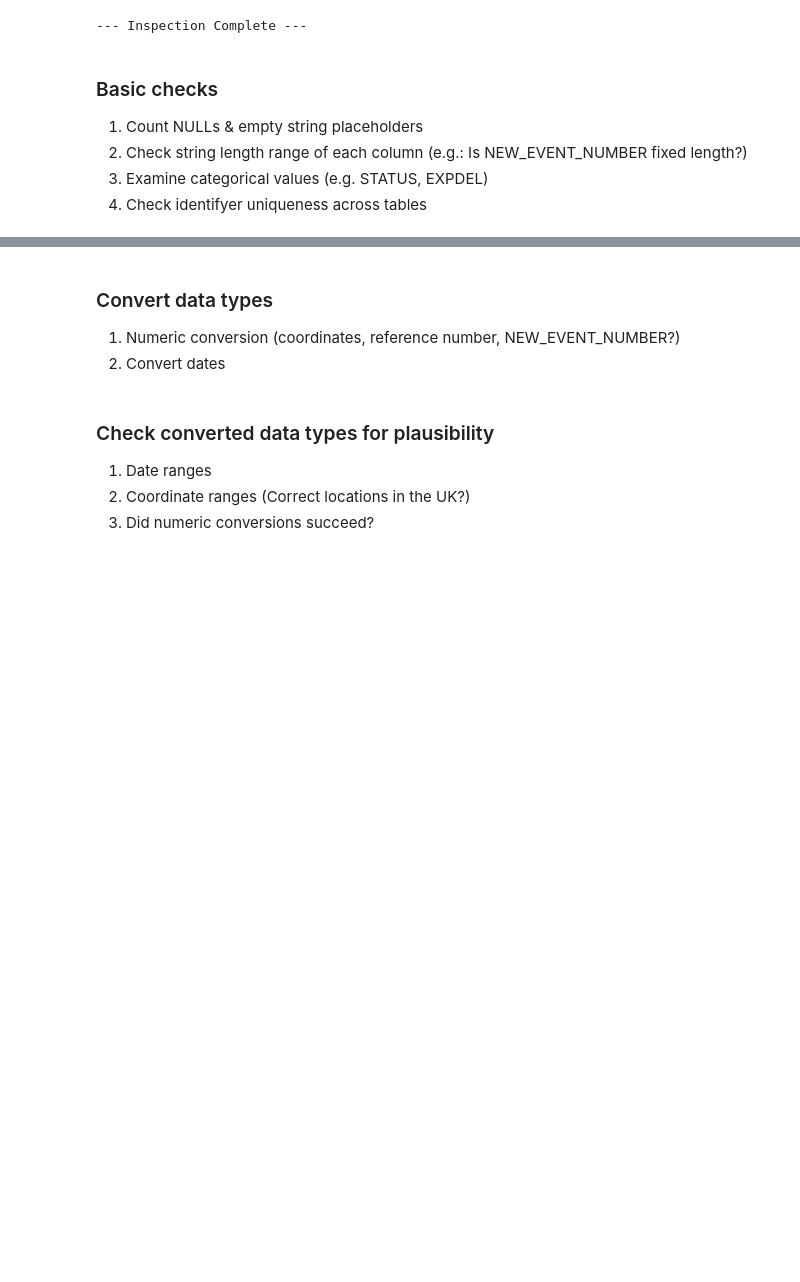
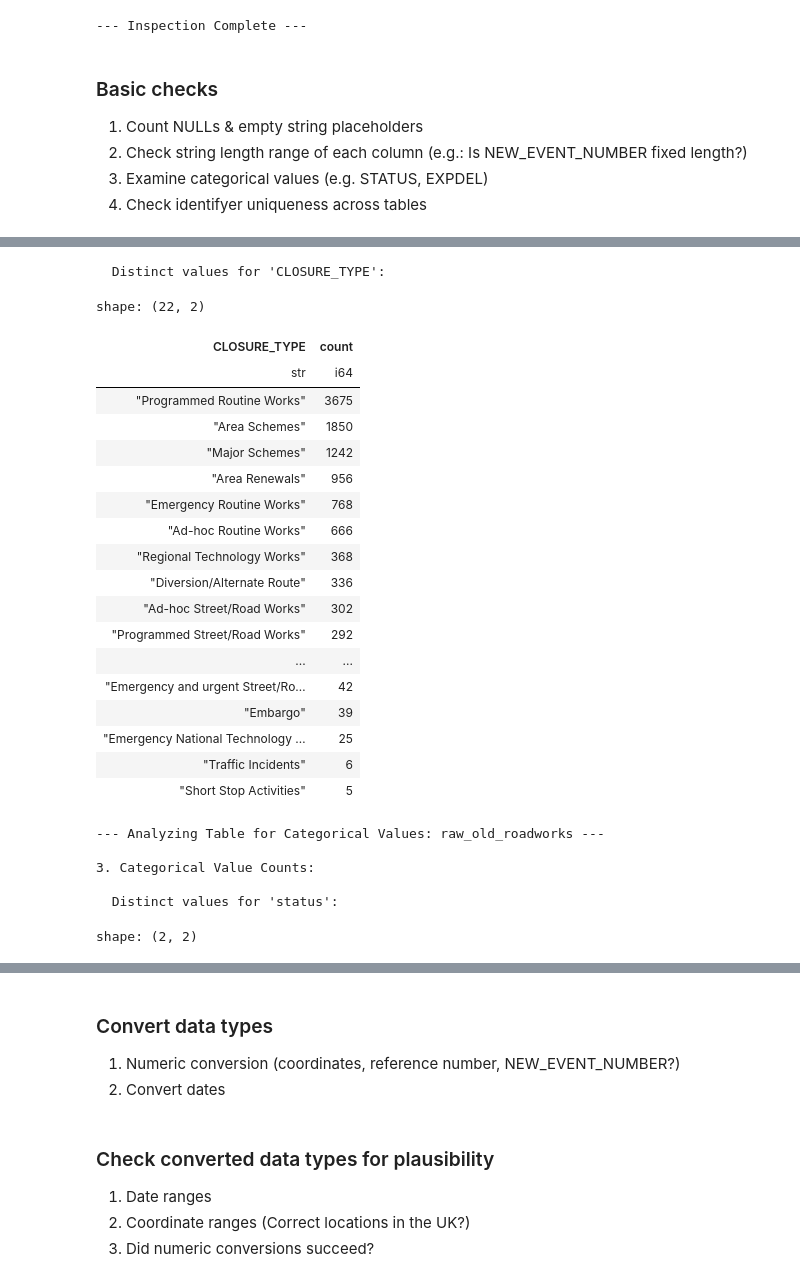
Before and after one commit to FlorisRX/UK_roadworks_XML_pipeline, a Jupyter notebook: data_exploration.ipynb, the cells around one changed output, grey strips where cells are left out. Cells and saved outputs as stored; diff of their text form; code cells hidden in the pictures; blank space fills up the shorter version.

```diff
--- a/data_exploration.ipynb
+++ b/data_exploration.ipynb
@@ -1330,0 +1438,54 @@ except duckdb.Error as e:
+# %%
+# --- Check 3: Categorical Value Counts ---
+print("--- Running Check 3: Categorical Value Counts ---")
+if 'con' not in globals() or con is None:
+    print("Error: Database connection 'con' is not established. Please run the setup cell first.")
+elif 'TABLES_INFO' not in globals():
+    print("Error: TABLES_INFO is not defined. Please run the setup cell first.")
+else:
+    for table_name, columns in TABLES_INFO.items():
+        print(f"\n--- Analyzing Table for Categorical Values: {table_name} ---")
+
+        count_df = run_query(con, f'SELECT COUNT(*) as total_rows FROM "{table_name}"')
+        total_rows = 0
+        if count_df is not None and not count_df.is_empty():
+            total_rows = count_df[0, "total_rows"]
+        # print(f"Total Rows: {total_rows}") # Optional context
+
+        if total_rows == 0:
+            print("Table is empty. Skipping categorical value checks for this table.")
+            continue
+
+        print("\n3. Categorical Value Counts:")
+        if table_name == RAW_NEW_TABLE_NAME:
+            categorical_cols = ['STATUS', 'EXPDEL', 'CLOSURE_TYPE']
+        elif table_name == RAW_OLD_TABLE_NAME:
+            categorical_cols = ['status', 'expected_delay', 'closure_type', 'local_authority', 'traffic_management']
+        else:
+            categorical_cols = []
+
+        if not categorical_cols:
+            print("  No categorical columns defined for this table.")
+            continue
+
+        for col in categorical_cols:
+            if col in columns:
+                print(f"\n  Distinct values for '{col}':")
+                distinct_query = f'''
+                    SELECT "{col}", COUNT(*) as count
+                    FROM "{table_name}"
+                    GROUP BY "{col}"
+                    ORDER BY count DESC
+                    LIMIT 50
+                '''
+                distinct_df = run_query(con, distinct_query)
+                if distinct_df is not None and not distinct_df.is_empty():
+                    display(distinct_df)
+                elif distinct_df is not None and distinct_df.is_empty():
+                        print(f"    No distinct values found for '{col}' (column might be all NULL).")
+                else:
+                    print(f"    Could not retrieve distinct values for '{col}'.")
+            else:
+                    print(f"  Configured categorical column '{col}' not found in table columns for {table_name}.")
+    print("--- Check 3: Categorical Value Counts Complete ---")
+# %% [output]
@@ -1330,0 +1511,26 @@ except duckdb.Error as e:
+  Distinct values for 'CLOSURE_TYPE':
+shape: (22, 2)
+| CLOSURE_TYPE | count |
+| str | i64 |
+| "Programmed Routine Works" | 3675 |
+| "Area Schemes" | 1850 |
+| "Major Schemes" | 1242 |
+| "Area Renewals" | 956 |
+| "Emergency Routine Works" | 768 |
+| "Ad-hoc Routine Works" | 666 |
+| "Regional Technology Works" | 368 |
+| "Diversion/Alternate Route" | 336 |
+| "Ad-hoc Street/Road Works" | 302 |
+| "Programmed Street/Road Works" | 292 |
+| ... | ... |
+| "Emergency and urgent Street/Ro… | 42 |
+| "Embargo" | 39 |
+| "Emergency National Technology … | 25 |
+| "Traffic Incidents" | 6 |
+| "Short Stop Activities" | 5 |
+--- Analyzing Table for Categorical Values: raw_old_roadworks ---
+
+3. Categorical Value Counts:
+
+  Distinct values for 'status':
+shape: (2, 2)
```
Also changed, not shown: parts of 17 cells of this notebook, 1 other file.
